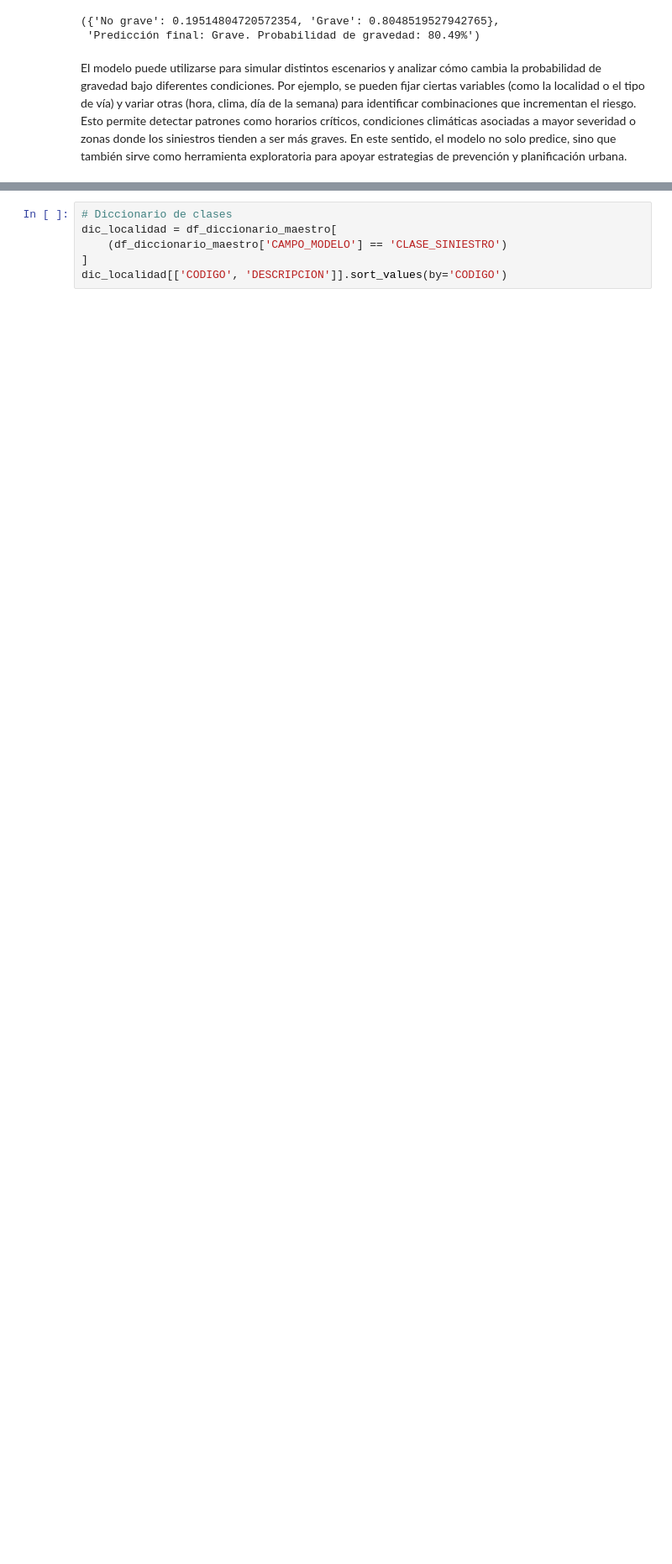
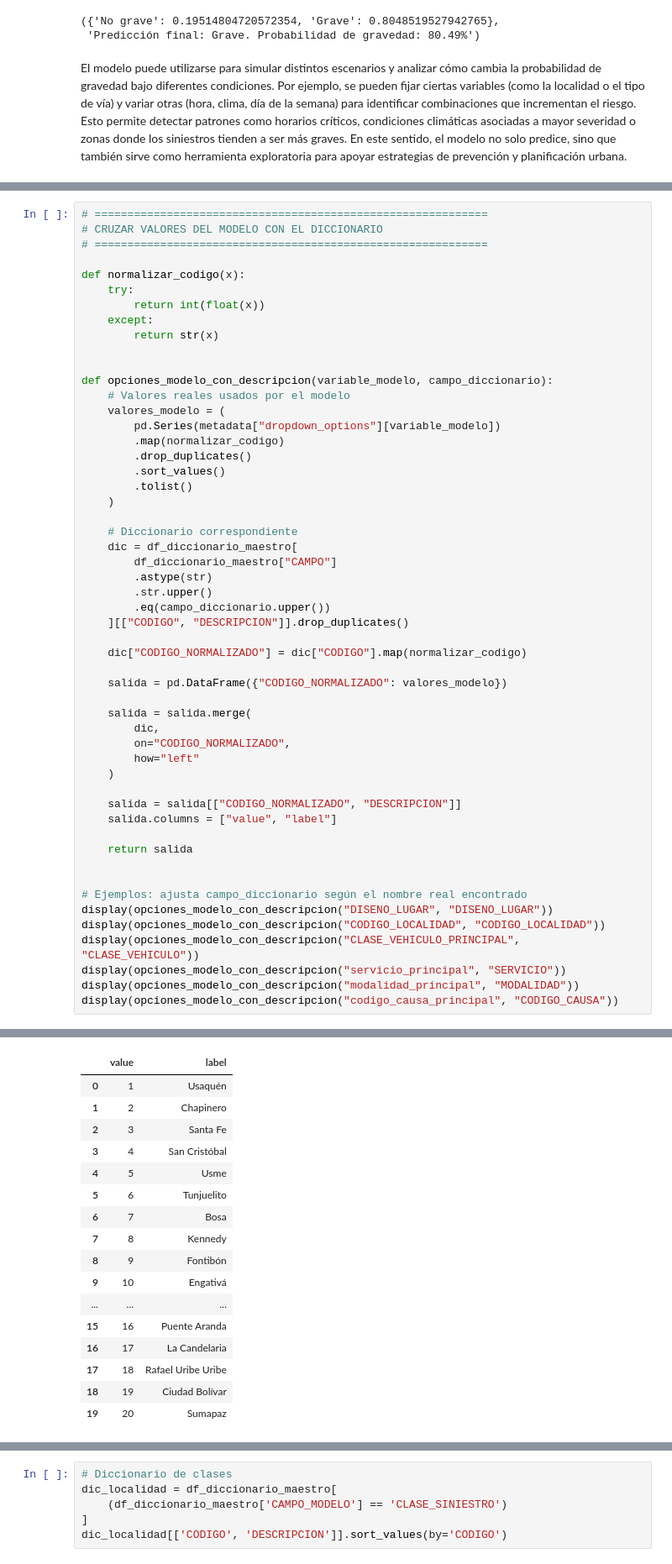
Before and after one commit to Vankold1/SiniBogota, a Jupyter notebook: notebooks/SiniBogota_AG.ipynb, the cells around one changed output, grey strips where cells are left out. Shown at 84% size. Drawn from its saved outputs; the diff is of its cells as text; blank space fills up the shorter version.

```diff
--- a/SiniBogota_AG.ipynb
+++ b/notebooks/SiniBogota_AG.ipynb
@@ -2646,0 +3085,54 @@ El modelo puede utilizarse para simular distintos escenarios y analizar cómo ca
+# %%
+# ============================================================
+# CRUZAR VALORES DEL MODELO CON EL DICCIONARIO
+# ============================================================
+
+def normalizar_codigo(x):
+    try:
+        return int(float(x))
+    except:
+        return str(x)
+
+
+def opciones_modelo_con_descripcion(variable_modelo, campo_diccionario):
+    # Valores reales usados por el modelo
+    valores_modelo = (
+        pd.Series(metadata["dropdown_options"][variable_modelo])
+        .map(normalizar_codigo)
+        .drop_duplicates()
+        .sort_values()
+        .tolist()
+    )
+
+    # Diccionario correspondiente
+    dic = df_diccionario_maestro[
+        df_diccionario_maestro["CAMPO"]
+        .astype(str)
+        .str.upper()
+        .eq(campo_diccionario.upper())
+    ][["CODIGO", "DESCRIPCION"]].drop_duplicates()
+
+    dic["CODIGO_NORMALIZADO"] = dic["CODIGO"].map(normalizar_codigo)
+
+    salida = pd.DataFrame({"CODIGO_NORMALIZADO": valores_modelo})
+
+    salida = salida.merge(
+        dic,
+        on="CODIGO_NORMALIZADO",
+        how="left"
+    )
+
+    salida = salida[["CODIGO_NORMALIZADO", "DESCRIPCION"]]
+    salida.columns = ["value", "label"]
+
+    return salida
+
+
+# Ejemplos: ajusta campo_diccionario según el nombre real encontrado
+display(opciones_modelo_con_descripcion("DISENO_LUGAR", "DISENO_LUGAR"))
+display(opciones_modelo_con_descripcion("CODIGO_LOCALIDAD", "CODIGO_LOCALIDAD"))
+display(opciones_modelo_con_descripcion("CLASE_VEHICULO_PRINCIPAL", "CLASE_VEHICULO"))
+display(opciones_modelo_con_descripcion("servicio_principal", "SERVICIO"))
+display(opciones_modelo_con_descripcion("modalidad_principal", "MODALIDAD"))
+display(opciones_modelo_con_descripcion("codigo_causa_principal", "CODIGO_CAUSA"))
+# %% [output]
@@ -2646,0 +3153,17 @@ El modelo puede utilizarse para simular distintos escenarios y analizar cómo ca
+|  | value | label |
+| 0 | 1 | Usaquén |
+| 1 | 2 | Chapinero |
+| 2 | 3 | Santa Fe |
+| 3 | 4 | San Cristóbal |
+| 4 | 5 | Usme |
+| 5 | 6 | Tunjuelito |
+| 6 | 7 | Bosa |
+| 7 | 8 | Kennedy |
+| 8 | 9 | Fontibón |
+| 9 | 10 | Engativá |
+| ... | ... | ... |
+| 15 | 16 | Puente Aranda |
+| 16 | 17 | La Candelaria |
+| 17 | 18 | Rafael Uribe Uribe |
+| 18 | 19 | Ciudad Bolívar |
+| 19 | 20 | Sumapaz |
```
Also changed, not shown: parts of 11 cells of this notebook, 24 other files.
